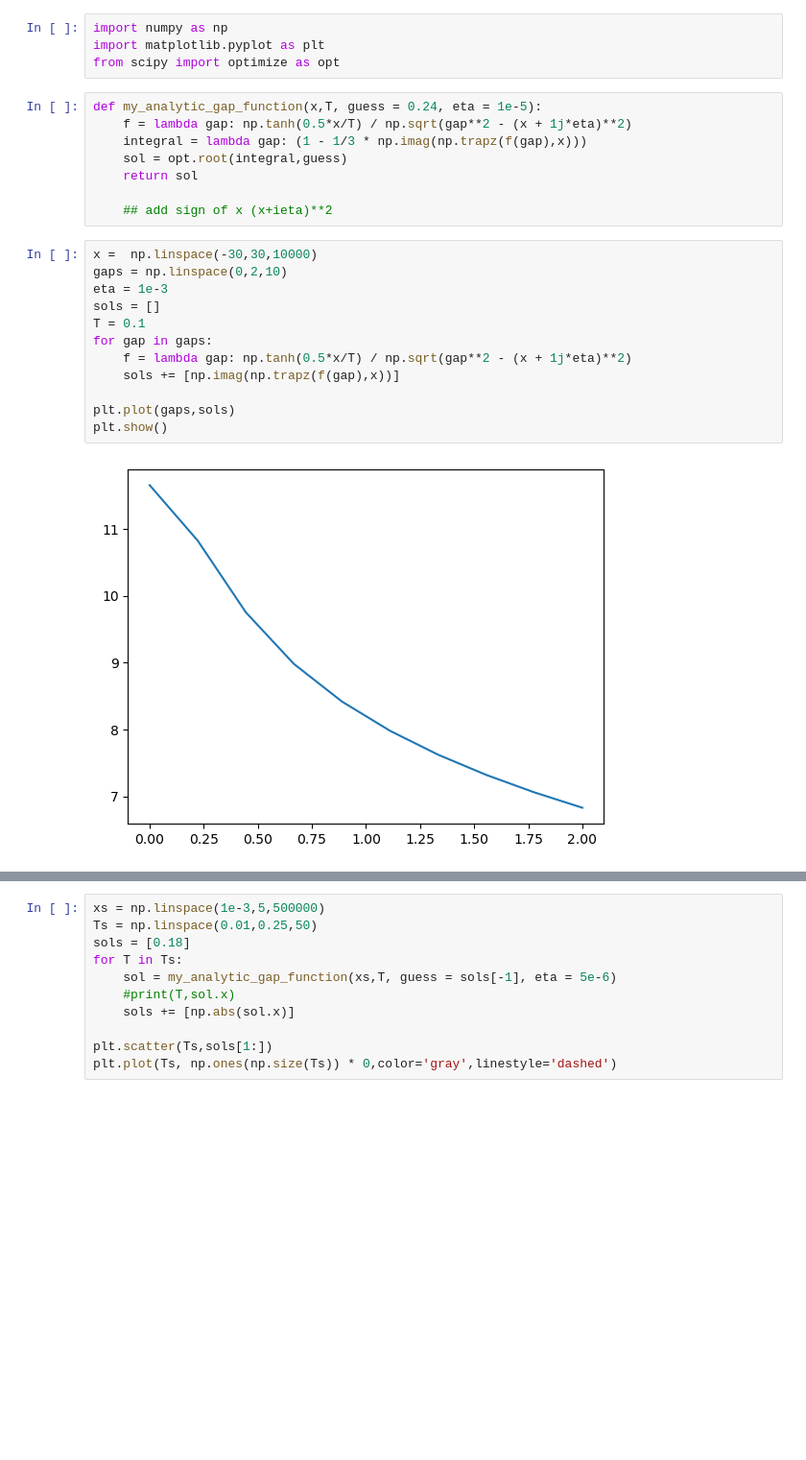
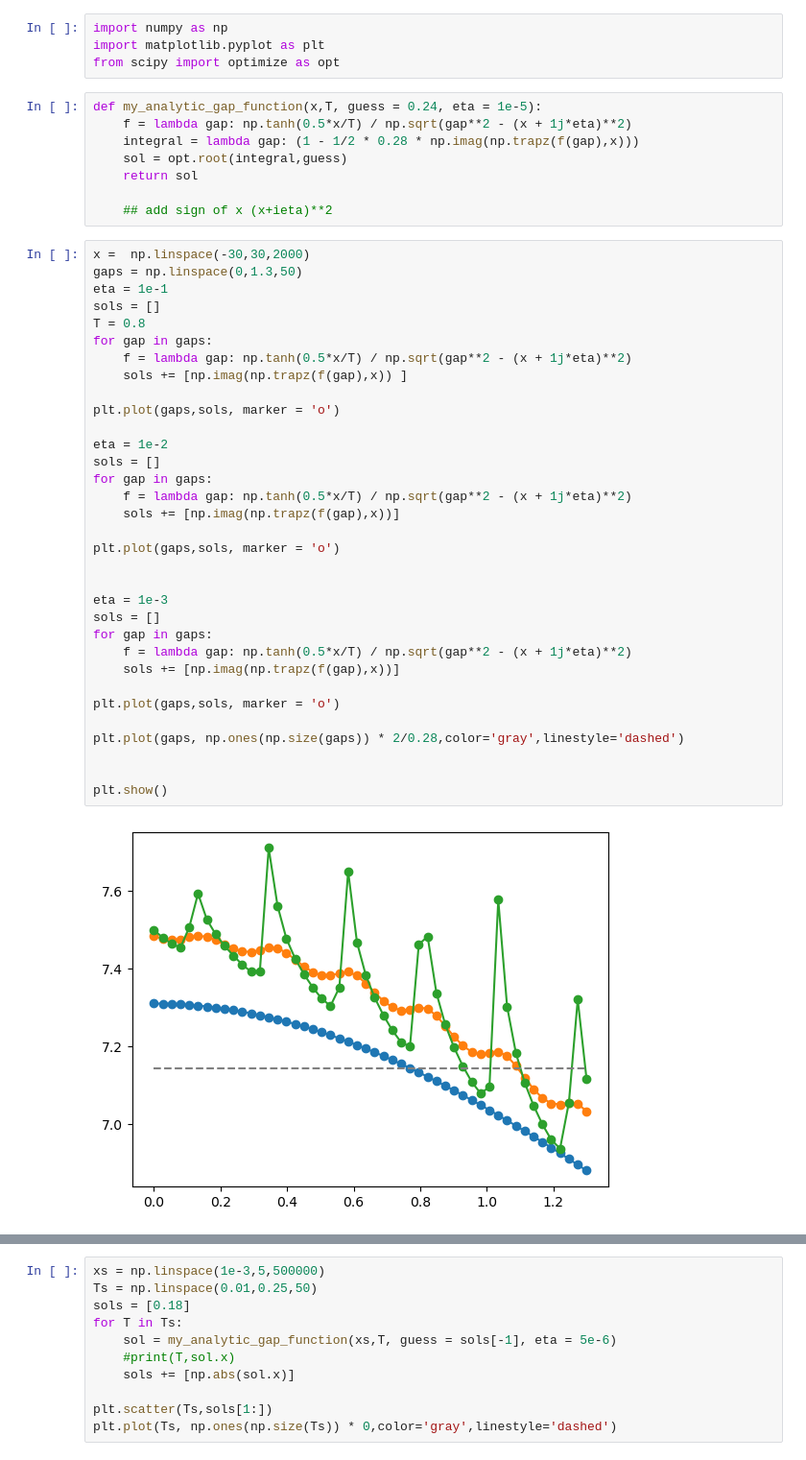
Before and after one commit to j-curtis/psBQP, a Jupyter notebook: FM_test.ipynb, the cells around one changed output, grey strips where cells are left out. Shown at 96% size. Saved outputs shown, nothing was run; the diff lists cells and outputs as text; blank space fills up the shorter version.

```diff
--- a/FM_test.ipynb
+++ b/FM_test.ipynb
@@ -5,25 +5,46 @@ from scipy import optimize as opt
 # %%
 def my_analytic_gap_function(x,T, guess = 0.24, eta = 1e-5):
     f = lambda gap: np.tanh(0.5*x/T) / np.sqrt(gap**2 - (x + 1j*eta)**2)
-    integral = lambda gap: (1 - 1/3 * np.imag(np.trapz(f(gap),x)))
+    integral = lambda gap: (1 - 1/2 * 0.28 * np.imag(np.trapz(f(gap),x)))
     sol = opt.root(integral,guess)
     return sol
 
     ## add sign of x (x+ieta)**2
 # %%
-x =  np.linspace(-30,30,10000)
-gaps = np.linspace(0,2,10)
-eta = 1e-3
+x =  np.linspace(-30,30,2000)
+gaps = np.linspace(0,1.3,50)
+eta = 1e-1
 sols = []
-T = 0.1
+T = 0.8
+for gap in gaps:
+    f = lambda gap: np.tanh(0.5*x/T) / np.sqrt(gap**2 - (x + 1j*eta)**2)
+    sols += [np.imag(np.trapz(f(gap),x)) ]
+
+plt.plot(gaps,sols, marker = 'o')
+
+eta = 1e-2
+sols = []
 for gap in gaps:
     f = lambda gap: np.tanh(0.5*x/T) / np.sqrt(gap**2 - (x + 1j*eta)**2)
     sols += [np.imag(np.trapz(f(gap),x))]
 
-plt.plot(gaps,sols)
+plt.plot(gaps,sols, marker = 'o')
+
+
+eta = 1e-3
+sols = []
+for gap in gaps:
+    f = lambda gap: np.tanh(0.5*x/T) / np.sqrt(gap**2 - (x + 1j*eta)**2)
+    sols += [np.imag(np.trapz(f(gap),x))]
+
+plt.plot(gaps,sols, marker = 'o')
+
+plt.plot(gaps, np.ones(np.size(gaps)) * 2/0.28,color='gray',linestyle='dashed')
+
+
 plt.show()
 # %% [output]
-[figure, old version]
+[figure, new version]
 # %%
 xs = np.linspace(-5,5,100000)
 T = 0.01
```
Also changed, not shown: parts of 3 cells of this notebook, 3 other files.
